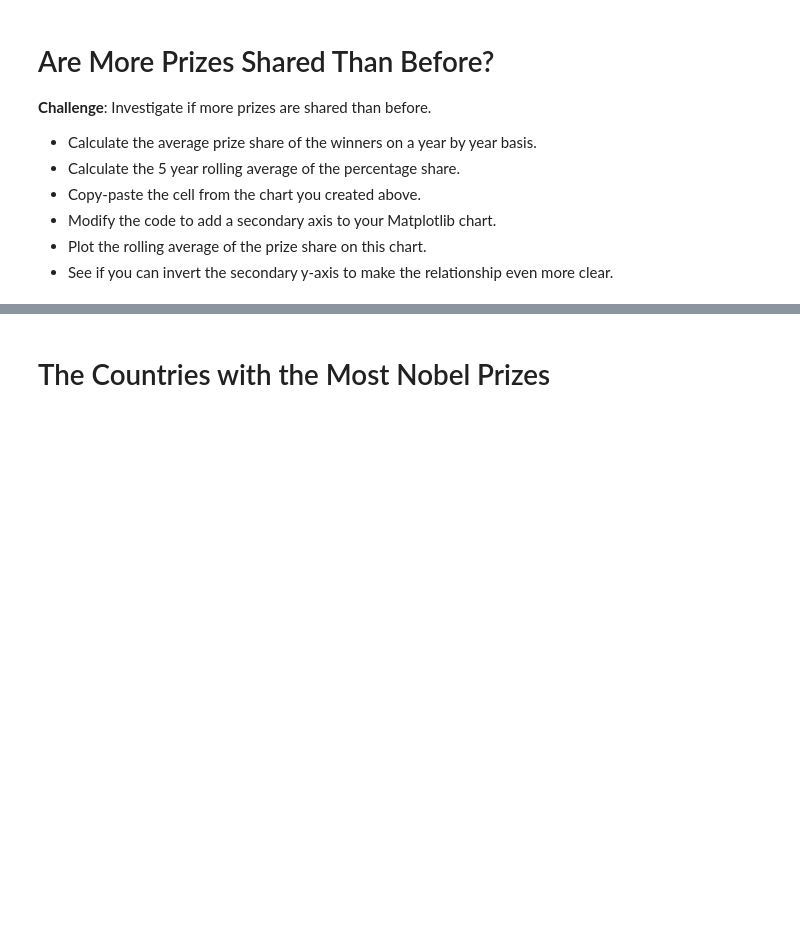
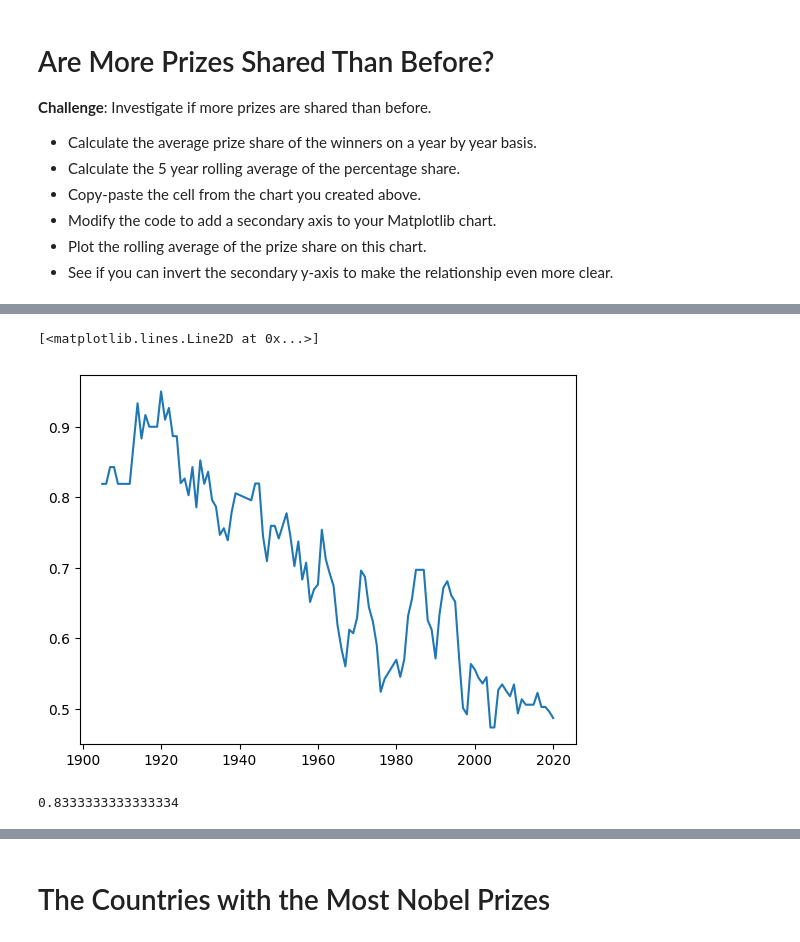
Before and after one commit to rathoddharmendra/python_100din, a Jupyter notebook: Day_79 - Nobel Prize Analysis/Final_Nobel_Prize_Analysis.ipynb, the cells around one changed output, grey strips where cells are left out. Drawn from its saved outputs; the diff is of its cells as text; code cells hidden in the pictures; blank space fills up the shorter version.

```diff
--- a/Day_79 - Nobel Prize Analysis/Final_Nobel_Prize_Analysis.ipynb
+++ b/Day_79 - Nobel Prize Analysis/Final_Nobel_Prize_Analysis.ipynb
@@ -546,3 +660,7 @@ v_bar_split.show()
 * Modify the code to add a secondary axis to your Matplotlib chart.
 * Plot the rolling average of the prize share on this chart.
 * See if you can invert the secondary y-axis to make the relationship even more clear.
+# %%
+prize_share = df_data[['year','share_pct']].groupby('year').mean()
+# %%
+rolling_prize_share = prize_share.rolling(5).mean()
@@ -548,0 +684,9 @@ v_bar_split.show()
+# %%
+plt.plot(rolling_prize_share.index, rolling_prize_share.share_pct)
+# %% [output]
+[<matplotlib.lines.Line2D at 0x...>]
+[figure, added]
+# %%
+df_data[df_data.year == 1901 ].share_pct.mean()
+# %% [output]
+0.8333333333333334
```
Also changed, not shown: parts of 51 cells of this notebook.
